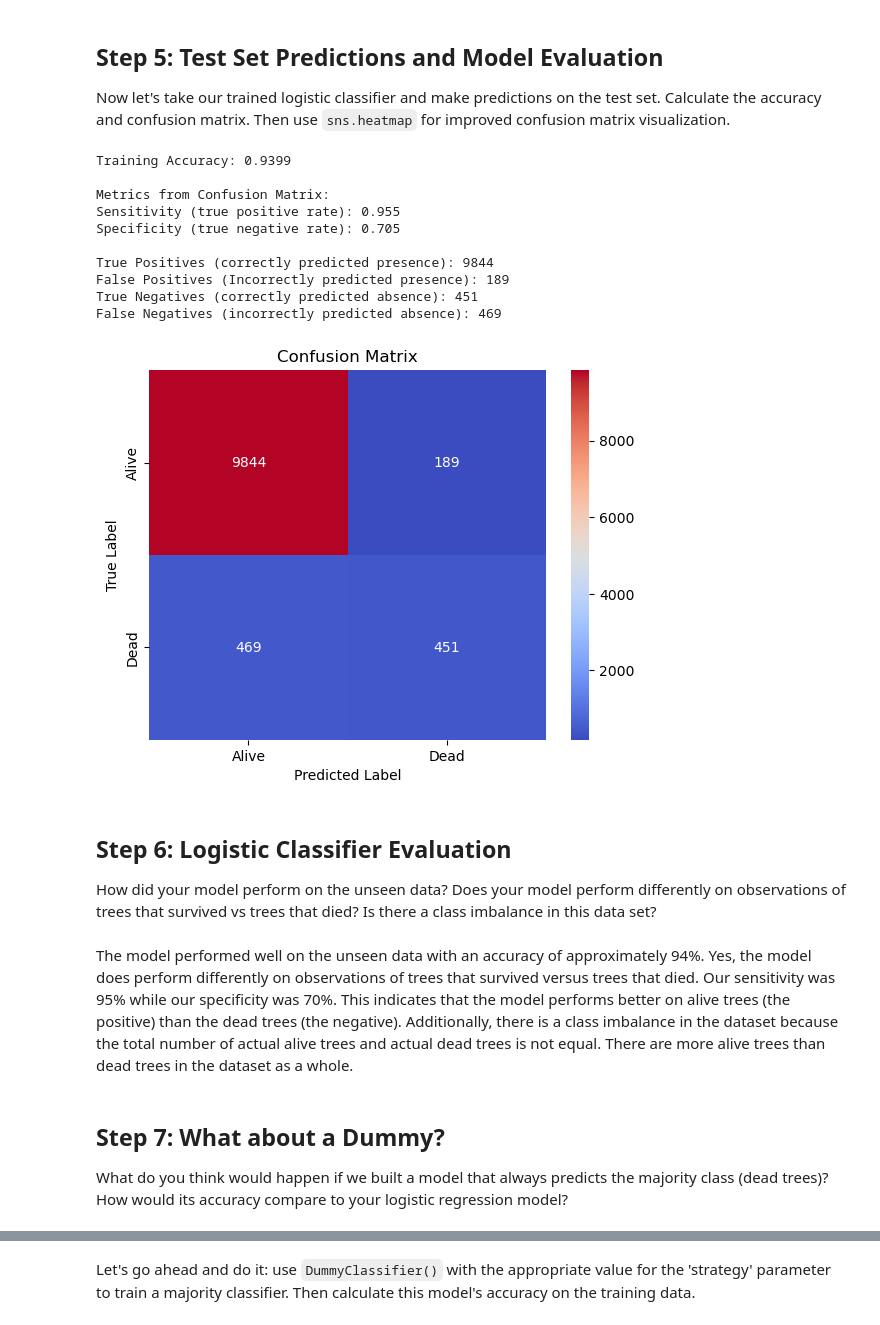
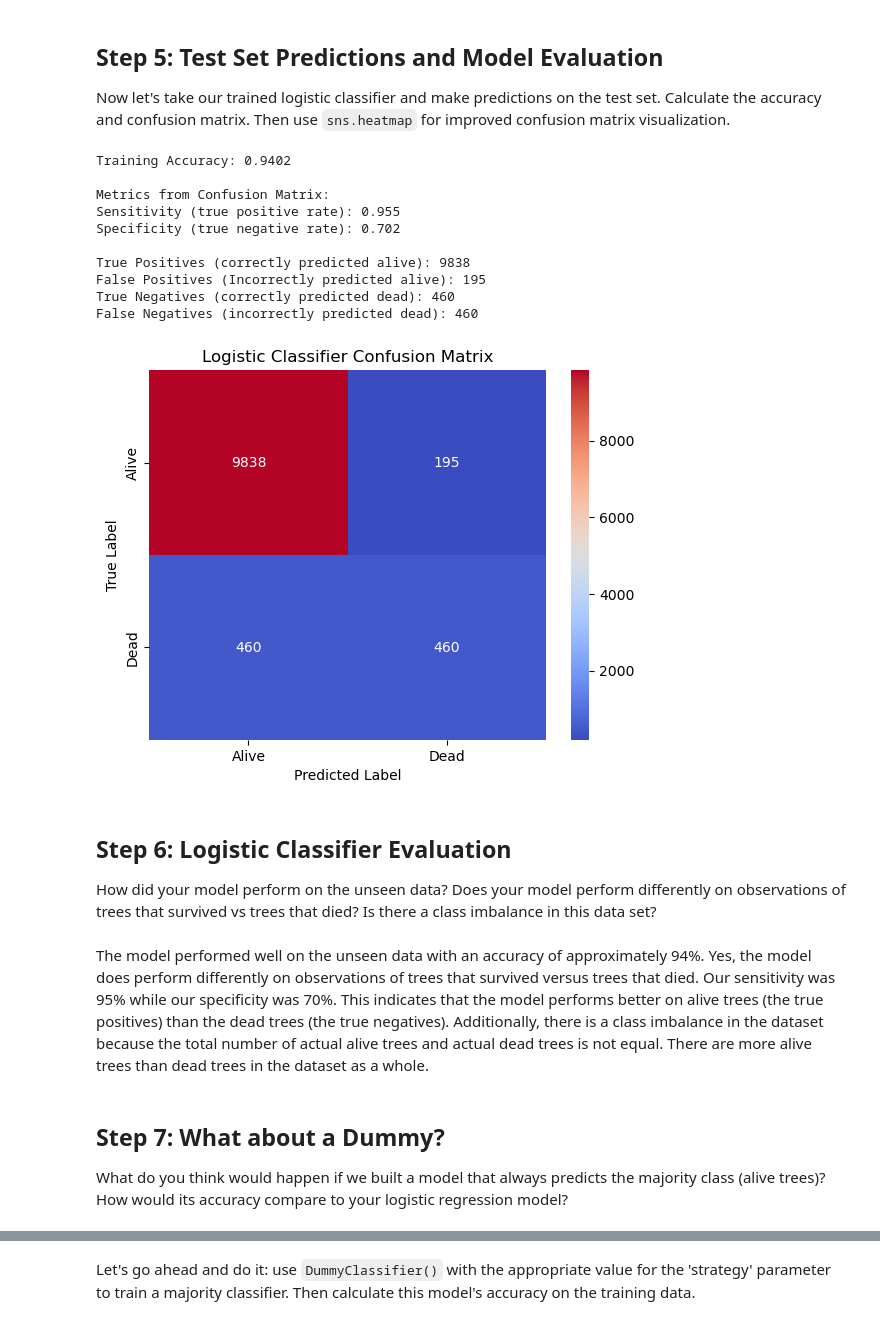
Before and after one commit to haylee360/EDS232-labs, a Jupyter notebook: Week3/lab3-wildfire.ipynb, the cells around one changed output, grey strips where cells are left out. Drawn from its saved outputs; the diff is of its cells as text; code cells hidden in the pictures.

```diff
--- a/Week3/lab3-wildfire.ipynb
+++ b/Week3/lab3-wildfire.ipynb
@@ -82,7 +99,7 @@ dtype: object
 2. Then we'll split into training and test data and scale for coefficient interpretability.  Recall that we use the training features to calculate our scaling parameters (mean and standard deviation) and apply the scaling to those training features (`scaler.fit_transform`) and then apply the scaling to the features in the test data as well (`scaler.transform`).
 # %%
 # Assign predictors and outcomes
-X = trees_dat.drop(['Species', 'Genus_species', 'YrFireName', 'yr1status'], axis=1)
+X = trees_dat.drop(['Species', 'Genus_species', 'YrFireName', 'yr1status'], axis=1) # Drop outcome and categorical variables
 y = trees_dat['yr1status']
 
 # Split the data
@@ -91,7 +108,7 @@ X_train, X_test, y_train, y_test = train_test_split(X,y, test_size=0.3, random_s
 # Scale the data
 scaler = StandardScaler()
 X_train_scaled = scaler.fit_transform(X_train)
-X_test_scaled = scaler.fit_transform(X_test)
+X_test_scaled = scaler.transform(X_test)
 # %% [markdown]
 3. How many training/test observations do we have? Print your answer in the cell below.
 # %%
@@ -130,53 +148,53 @@ y_test_pred = model.predict(X_test_scaled)
 
 # Calculate accuracy
 acc_test = accuracy_score(y_test, y_test_pred)
 
 print(f"Training Accuracy: {acc_test:.4f}")
 
 # Calculate metrics
 cm = confusion_matrix(y_test, y_test_pred)
 TN = cm[1,1]
 TP = cm[0,0]
 FP = cm[0,1]
 FN = cm[1,0]
 
 sensitivity = TP / (TP + FN) # guessed positives over total actual positives
 specificity = TN / (TN + FP)
 
 print("\nMetrics from Confusion Matrix:")
 print(f"Sensitivity (true positive rate): {sensitivity:.3f}")
 print(f"Specificity (true negative rate): {specificity:.3f}")
-print(f"\nTrue Positives (correctly predicted presence): {TP}")
-print(f"False Positives (Incorrectly predicted presence): {FP}")
-print(f"True Negatives (correctly predicted absence): {TN}")
-print(f"False Negatives (incorrectly predicted absence): {FN}")
+print(f"\nTrue Positives (correctly predicted alive): {TP}")
+print(f"False Positives (Incorrectly predicted alive): {FP}")
+print(f"True Negatives (correctly predicted dead): {TN}")
+print(f"False Negatives (incorrectly predicted dead): {FN}")
 
 #Plot confusion matrix
 sns.heatmap(cm, annot=True, fmt="d", cmap='coolwarm',xticklabels=['Alive', 'Dead'], yticklabels=['Alive', 'Dead'])
-plt.title("Confusion Matrix")
+plt.title("Logistic Classifier Confusion Matrix")
 plt.xlabel("Predicted Label")
 plt.ylabel("True Label")
 plt.show()
 # %% [output]
-Training Accuracy: 0.9399
+Training Accuracy: 0.9402
 
 Metrics from Confusion Matrix:
 Sensitivity (true positive rate): 0.955
-Specificity (true negative rate): 0.705
+Specificity (true negative rate): 0.702
 
-True Positives (correctly predicted presence): 9844
-False Positives (Incorrectly predicted presence): 189
-True Negatives (correctly predicted absence): 451
-False Negatives (incorrectly predicted absence): 469
+True Positives (correctly predicted alive): 9838
+False Positives (Incorrectly predicted alive): 195
+True Negatives (correctly predicted dead): 460
+False Negatives (incorrectly predicted dead): 460
-[figure, old version]
+[figure, new version]
 # %% [markdown]
 ## Step 6: Logistic Classifier Evaluation
 How did your model perform on the unseen data?
 Does your model perform differently on observations of trees that survived vs trees that died?
 Is there a class imbalance in this data set?
 # %% [markdown]
-The model performed well on the unseen data with an accuracy of approximately 94%. Yes, the model does perform differently on observations of trees that survived versus trees that died. Our sensitivity was 95% while our specificity was 70%. This indicates that the model performs better on alive trees (the positive) than the dead trees (the negative). Additionally, there is a class imbalance in the dataset because the total number of actual alive trees and actual dead trees is not equal. There are more alive trees than dead trees in the dataset as a whole.
+The model performed well on the unseen data with an accuracy of approximately 94%. Yes, the model does perform differently on observations of trees that survived versus trees that died. Our sensitivity was 95% while our specificity was 70%. This indicates that the model performs better on alive trees (the true positives) than the dead trees (the true negatives). Additionally, there is a class imbalance in the dataset because the total number of actual alive trees and actual dead trees is not equal. There are more alive trees than dead trees in the dataset as a whole.
 # %% [markdown]
 ## Step 7: What about a Dummy?
-What do you think would happen if we built a model that always predicts the majority class (dead trees)? How would its accuracy compare to your logistic regression model?
+What do you think would happen if we built a model that always predicts the majority class (alive trees)? How would its accuracy compare to your logistic regression model?
 # %% [markdown]
```
Also changed, not shown: parts of 11 cells of this notebook.
